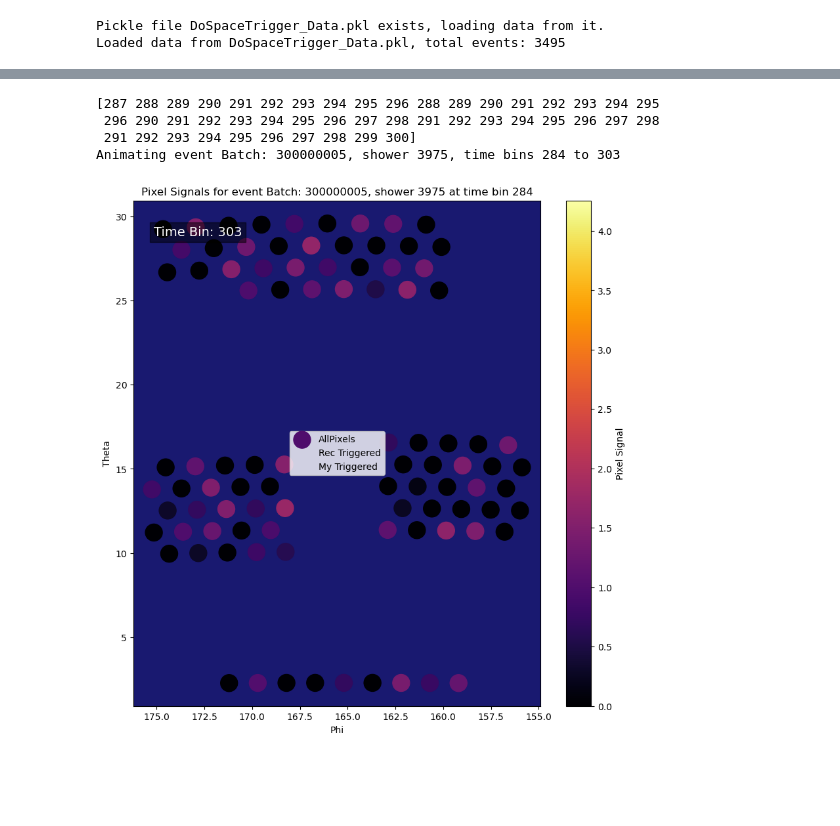
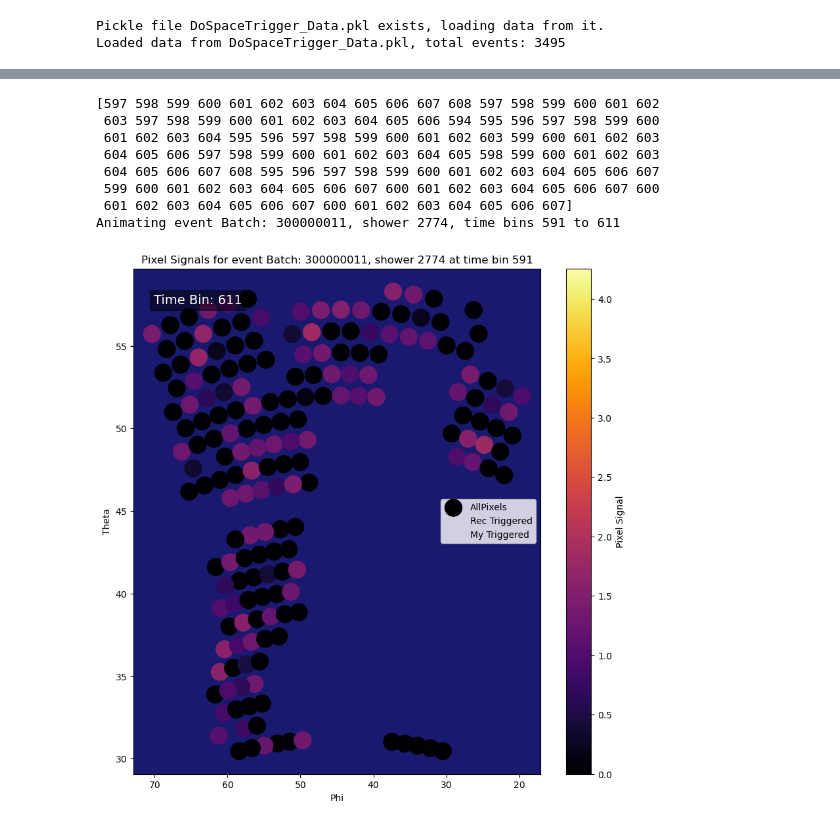
Before and after one commit to fedor-tairli/CDEProject, a Jupyter notebook: CDE_100_Isolation/DoSpaceTrigger_Retrigger.ipynb, the cells around one changed output, grey strips where cells are left out. Cells and saved outputs as stored; diff of their text form; code cells hidden in the pictures; blank space fills up the shorter version.

```diff
--- a/CDE_100_Isolation/DoSpaceTrigger_Retrigger.ipynb
+++ b/CDE_100_Isolation/DoSpaceTrigger_Retrigger.ipynb
@@ -142,7 +169,7 @@ Finished ReTriggering all events.
 # Now lets plt this new trigger in the animation
 # Make the Plot
 
-EventIndex = 7
+EventIndex = 13
 Event = Data[EventIndex]
 
 
@@ -208,36 +235,41 @@ ax.set_facecolor('midnightblue')
 plt.colorbar(scat, label='Pixel Signal')
 plt.legend()
 
 # Set Limits here if needed
 # ax.set_xlim([-1.5,1.5])
 # ax.set_ylim([-1.5,1.5])
 ax.invert_xaxis()
 
 # Construct the animation updates
 
 def update(frame):
-    if set_std_norm_for_all or not plot_log_scale : signals = Signal_array[:, frame]
+    if not plot_log_scale : signals = Signal_array[:, frame]
+    elif set_std_norm_for_all : signals = Signal_array[:, frame] / np.std(Signal_array[:,:200], axis=1)
     else : signals = signals = np.log10(np.clip(Signal_array[:,frame], a_min=1, a_max=None))
 
     scat.set_array(signals)
     bin_text.set_text(f'Time Bin: {frame}')
 
     rec_trigger_alpha = (Rec_Trigger_array[:,frame]*0.8).astype(float)
     rec_triggered.set_alpha(rec_trigger_alpha)
     my_trigger_alpha = (My_Trigger_array[:,frame]).astype(float)
     my_triggered.set_alpha(my_trigger_alpha)
 
     return scat, bin_text, rec_triggered
 
 ani = FuncAnimation(
     fig, update, frames=range(min_pos, max_pos + 1),
     interval=500, blit=False, repeat=True
 )
 ani.save('trigger_animation.gif', writer='pillow', fps=2)
 plt.show()
 # %% [output]
-[287 288 289 290 291 292 293 294 295 296 288 289 290 291 292 293 294 295
- 296 290 291 292 293 294 295 296 297 298 291 292 293 294 295 296 297 298
- 291 292 293 294 295 296 297 298 299 300]
-Animating event Batch: 300000005, shower 3975, time bins 284 to 303
+[597 598 599 600 601 602 603 604 605 606 607 608 597 598 599 600 601 602
+ 603 597 598 599 600 601 602 603 604 605 606 594 595 596 597 598 599 600
+ 601 602 603 604 595 596 597 598 599 600 601 602 603 599 600 601 602 603
+ 604 605 606 597 598 599 600 601 602 603 604 605 598 599 600 601 602 603
+ 604 605 606 607 608 595 596 597 598 599 600 601 602 603 604 605 606 607
+ 599 600 601 602 603 604 605 606 607 600 601 602 603 604 605 606 607 600
+ 601 602 603 604 605 606 607 600 601 602 603 604 605 606 607]
+Animating event Batch: 300000011, shower 2774, time bins 591 to 611
-[figure, old version]
+[figure, new version]
```
Also changed, not shown: parts of 6 cells of this notebook, 1 other file.
